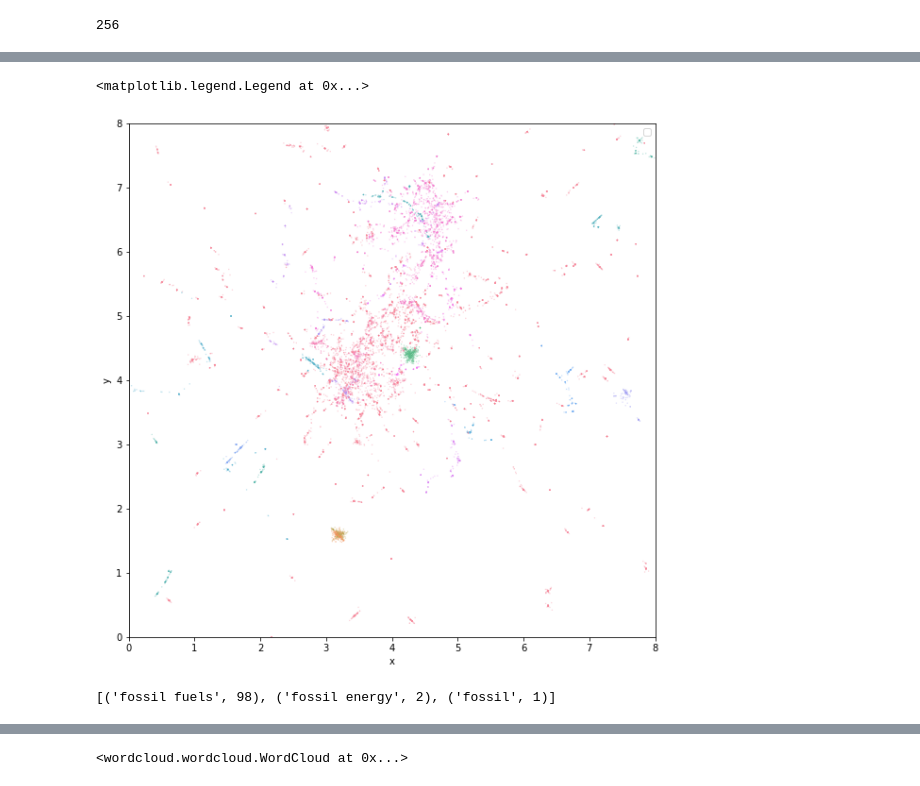
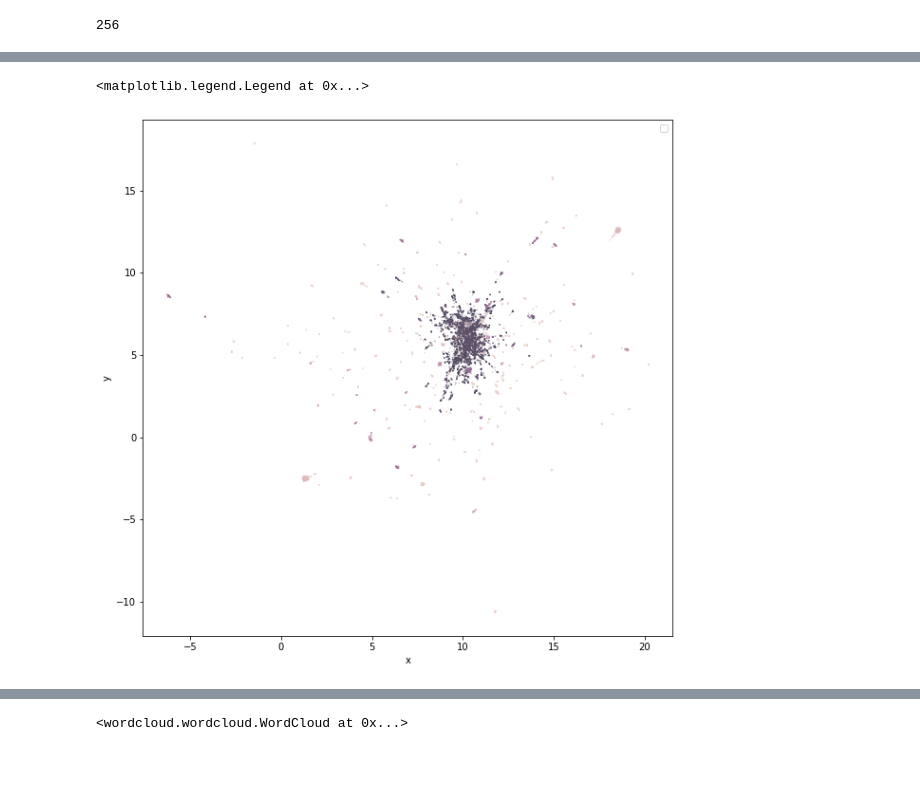
Before and after one commit to andrewsapw/cng_articles, a Jupyter notebook: scopus/scopus.ipynb, the cells around one changed output, grey strips where cells are left out. Drawn from its saved outputs; the diff is of its cells as text; code cells hidden in the pictures.

```diff
--- a/scopus/scopus.ipynb
+++ b/scopus/scopus.ipynb
@@ -35,7 +35,7 @@ Wall time: 3.71 s
 # %%
 stopwords = spacy.lang.en.stop_words.STOP_WORDS
 # %%
-data = pd.read_csv("data/ng_medi_2.csv", delimiter=";")
+data = pd.read_csv("data/energy/cng_energy.csv")
 data.head()
 # %% [output]
 |  | Авторы | Идентификатор автора(ов) | Название | Год | Название источника | Том | Выпуск | Статья № | ... |
@@ -185,0 +164,2 @@ img
+# %%
+tokens_df["label"] = tokens_df["label"].astype(int)
@@ -186,13 +171,11 @@ img
 # %%
 fig = plt.figure(figsize=(10, 10))
 
 sns.scatterplot(data=tokens_df, x="x", y="y", hue="label", alpha=0.3, s=2)
-plt.xlim((0, 8))
-plt.ylim((0, 8))
 plt.legend("")
 # %% [output]
 <matplotlib.legend.Legend at 0x...>
-[figure, old version]
+[figure, new version]
 # %%
 def extract_keywords(text):
     kw_extractor = yake.KeywordExtractor(dedupLim=0.5)
@@ -220,10 +203,6 @@ def spacy_vectorize(text):
         vector[idx] = token.vector
 
     return vector.mean(axis=0)
-# %%
-keywords[2]
-# %% [output]
-[('fossil fuels', 98), ('fossil energy', 2), ('fossil', 1)]
 # %%
 keywords = {}
 
```
Also changed, not shown: parts of 18 cells of this notebook, 10 other files.
